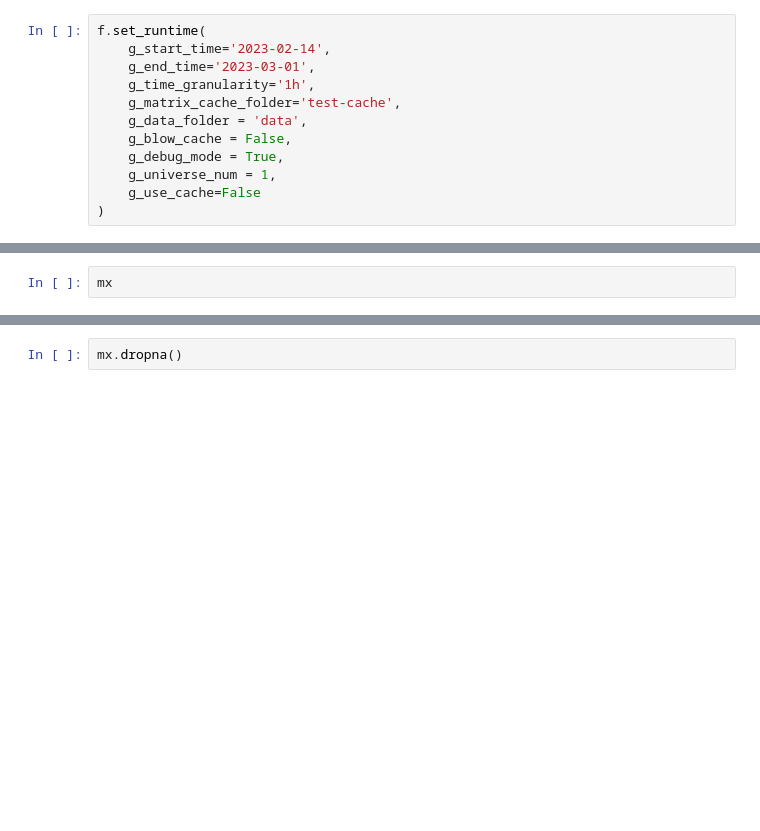
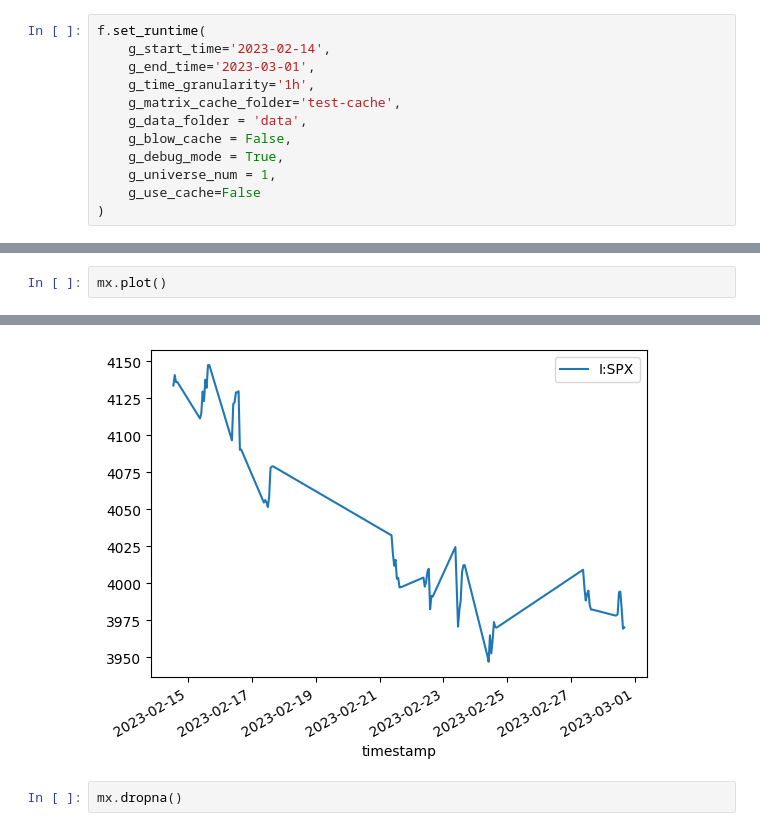
Before and after one commit to reggiehsu111/option_signals, a Jupyter notebook: exps/first_test.ipynb, the cells around one changed output, grey strips where cells are left out. Cells and saved outputs as stored; diff of their text form; blank space fills up the shorter version.

```diff
--- a/exps/first_test.ipynb
+++ b/exps/first_test.ipynb
@@ -26,3 +42,3 @@ Fetching data between 2023-02-14 and 2023-03-01
 # %%
-mx
+mx.plot()
 # %% [output]
@@ -43,3 +46,4 @@ mx
+[figure, added]
 # %%
 mx.dropna()
 # %% [output]
```
Also changed, not shown: parts of 2 cells of this notebook, 1 other file.
